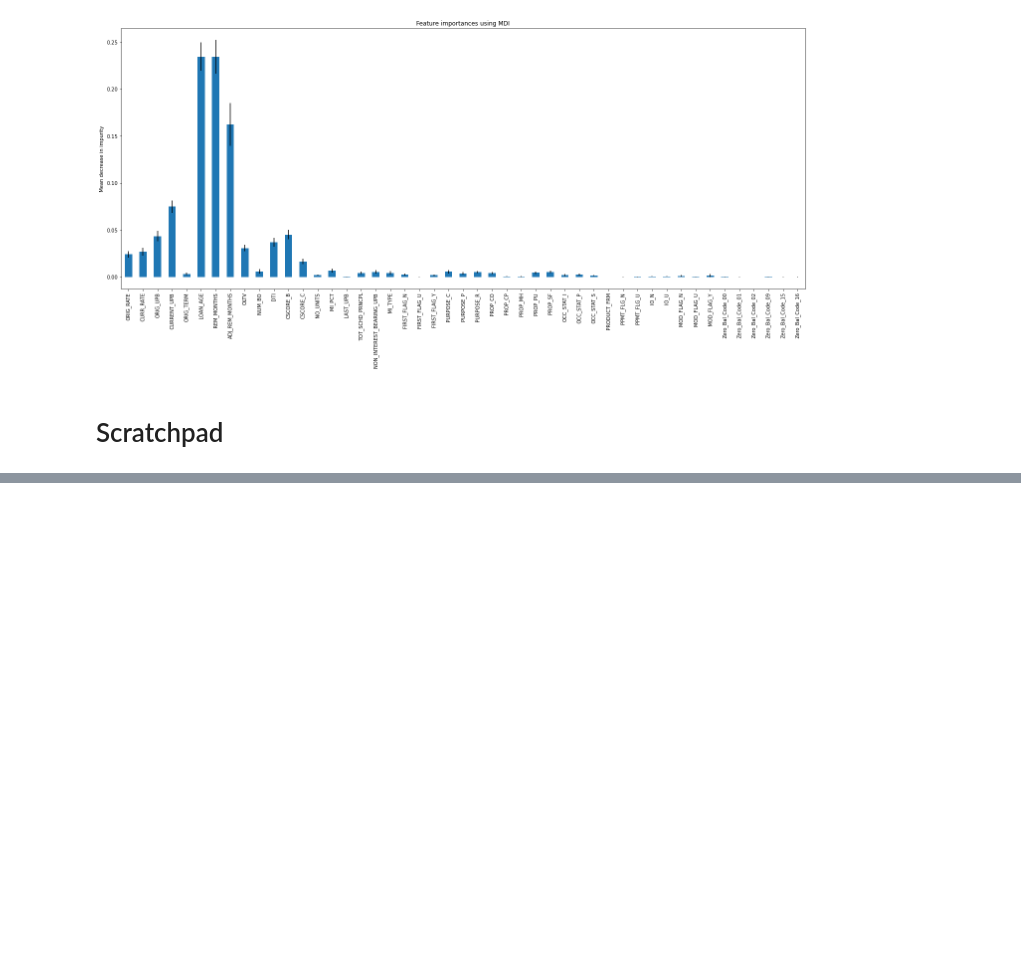
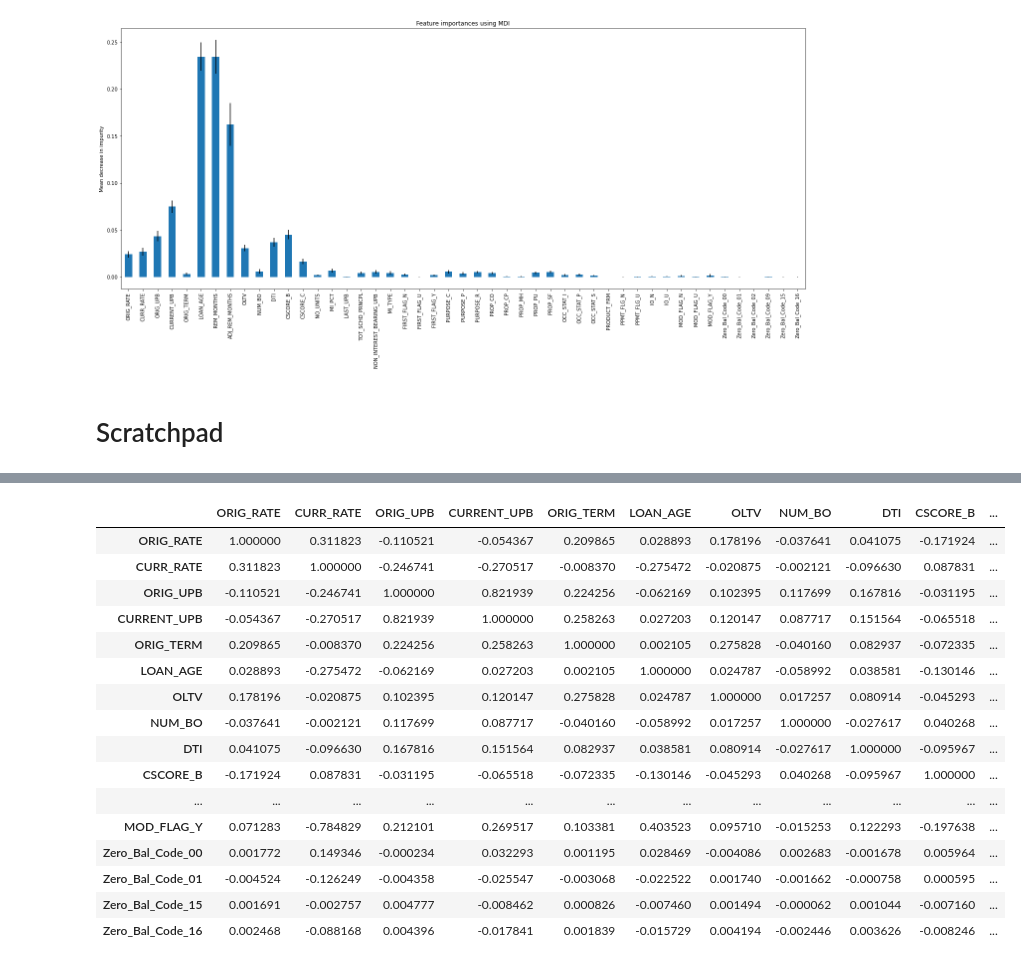
Before and after one commit to elevsev/credit_risk_stuff, a Jupyter notebook: pit_vs_ttc/eda copy.ipynb, the cells around one changed output, grey strips where cells are left out. Drawn from its saved outputs; the diff is of its cells as text; code cells hidden in the pictures; blank space fills up the shorter version.

```diff
--- a/pit_vs_ttc/eda copy.ipynb
+++ b/pit_vs_ttc/eda copy.ipynb
@@ -331,8 +207,9 @@ float_columns = [
 int_columns = [
     'ORIG_TERM',
     'LOAN_AGE',
-    'REM_MONTHS',
-    'ADJ_REM_MONTHS',
+    'NUM_BO',
+    # 'REM_MONTHS',
+    # 'ADJ_REM_MONTHS',
     'OLTV',
     'NUM_BO',
     'CSCORE_B',
@@ -340,6 +217,7 @@ int_columns = [
     'NO_UNITS',
     'MI_TYPE',
     'DTI',
+    'DLQ_STATUS'
 ]
 
 date_columns = [
@@ -349,20 +227,24 @@ date_columns = [
     'ZB_DTE',
 ]
 # %%
-# str -> float
-pit_data[float_columns] = pit_data[float_columns].astype('float')
+# # str -> float
+# dd_pit[float_columns] = dd_pit[float_columns].astype('float')
 
-# str -> float (will convert to int after nans have been dealt with)
-pit_data[int_columns] = pit_data[int_columns].astype('int32')
+# # str -> float (will convert to int after nans have been dealt with)
+# dd_pit[int_columns] = dd_pit[int_columns].astype('int32')
 
 # str -> date in two steps
 ## step 1: convert to dt
-pit_data[date_columns] = pit_data[date_columns].apply(pd.to_datetime)
+# dd_pit[date_columns] = dd_pit[date_columns].apply(dd.to_datetime, axis=1)
+# dd_pit[date_columns] = dd_pit[date_columns].apply(dd.to_datetime, axis=1)
+
+dd_clean = dd_pit[dd_pit['DLQ_STATUS'] != 'XX']
+# dd_clean['DLQ_STATUS'] = dd_clean['DLQ_STATUS'].astype('int')
 
 ## step 2: remove days from dates only have month and year for multiple columns
 # for dt_col in date_columns:
 #     pit_data[dt_col] = pit_data[dt_col].apply(lambda x: x.strftime('%Y-%m'))
 
+# dd_pit['current_month'] = (dd_pit["ORIG_DATE"] + pd.to_timedelta(dd_pit['LOAN_AGE']*31,'d')) + pd.offsets.MonthEnd(0)
 
-
-pit_data.info()
+# pit_data.info()
@@ -458,0 +271,2 @@ memory usage: 229.3+ MB
+# %%
+clean_df = dd_clean.compute()
@@ -459,2 +308,18 @@ memory usage: 229.3+ MB
 # %% [markdown]
 ## creating variables
+# %%
+# str -> float
+clean_df[float_columns] = clean_df[float_columns].astype('float')
+
+# str -> float (will convert to int after nans have been dealt with)
+clean_df[int_columns] = clean_df[int_columns].astype('int32')
+
+# str -> date in two steps
+# step 1: convert to dt
+clean_df[date_columns] = clean_df[date_columns].apply(pd.to_datetime, axis=1)
+
+# step 2: remove days from dates only have month and year for multiple columns
+# for dt_col in date_columns:
+#     pit_data[dt_col] = pit_data[dt_col].apply(lambda x: x.strftime('%Y-%m'))
+
+clean_df['current_month'] = (dd_pit["ORIG_DATE"] + pd.to_timedelta(dd_pit['LOAN_AGE']*31,'d')) + pd.offsets.MonthEnd(0)
@@ -949,0 +814,20 @@ nat_id
+# %%
+corr_matrix
+# %% [output]
+|  | ORIG_RATE | CURR_RATE | ORIG_UPB | CURRENT_UPB | ORIG_TERM | LOAN_AGE | OLTV | NUM_BO | DTI | CSCORE_B | ... |
+| ORIG_RATE | 1.000000 | 0.311823 | -0.110521 | -0.054367 | 0.209865 | 0.028893 | 0.178196 | -0.037641 | 0.041075 | -0.171924 | ... |
+| CURR_RATE | 0.311823 | 1.000000 | -0.246741 | -0.270517 | -0.008370 | -0.275472 | -0.020875 | -0.002121 | -0.096630 | 0.087831 | ... |
+| ORIG_UPB | -0.110521 | -0.246741 | 1.000000 | 0.821939 | 0.224256 | -0.062169 | 0.102395 | 0.117699 | 0.167816 | -0.031195 | ... |
+| CURRENT_UPB | -0.054367 | -0.270517 | 0.821939 | 1.000000 | 0.258263 | 0.027203 | 0.120147 | 0.087717 | 0.151564 | -0.065518 | ... |
+| ORIG_TERM | 0.209865 | -0.008370 | 0.224256 | 0.258263 | 1.000000 | 0.002105 | 0.275828 | -0.040160 | 0.082937 | -0.072335 | ... |
+| LOAN_AGE | 0.028893 | -0.275472 | -0.062169 | 0.027203 | 0.002105 | 1.000000 | 0.024787 | -0.058992 | 0.038581 | -0.130146 | ... |
+| OLTV | 0.178196 | -0.020875 | 0.102395 | 0.120147 | 0.275828 | 0.024787 | 1.000000 | 0.017257 | 0.080914 | -0.045293 | ... |
+| NUM_BO | -0.037641 | -0.002121 | 0.117699 | 0.087717 | -0.040160 | -0.058992 | 0.017257 | 1.000000 | -0.027617 | 0.040268 | ... |
+| DTI | 0.041075 | -0.096630 | 0.167816 | 0.151564 | 0.082937 | 0.038581 | 0.080914 | -0.027617 | 1.000000 | -0.095967 | ... |
+| CSCORE_B | -0.171924 | 0.087831 | -0.031195 | -0.065518 | -0.072335 | -0.130146 | -0.045293 | 0.040268 | -0.095967 | 1.000000 | ... |
+| ... | ... | ... | ... | ... | ... | ... | ... | ... | ... | ... | ... |
+| MOD_FLAG_Y | 0.071283 | -0.784829 | 0.212101 | 0.269517 | 0.103381 | 0.403523 | 0.095710 | -0.015253 | 0.122293 | -0.197638 | ... |
+| Zero_Bal_Code_00 | 0.001772 | 0.149346 | -0.000234 | 0.032293 | 0.001195 | 0.028469 | -0.004086 | 0.002683 | -0.001678 | 0.005964 | ... |
+| Zero_Bal_Code_01 | -0.004524 | -0.126249 | -0.004358 | -0.025547 | -0.003068 | -0.022522 | 0.001740 | -0.001662 | -0.000758 | 0.000595 | ... |
+| Zero_Bal_Code_15 | 0.001691 | -0.002757 | 0.004777 | -0.008462 | 0.000826 | -0.007460 | 0.001494 | -0.000062 | 0.001044 | -0.007160 | ... |
+| Zero_Bal_Code_16 | 0.002468 | -0.088168 | 0.004396 | -0.017841 | 0.001839 | -0.015729 | 0.004194 | -0.002446 | 0.003626 | -0.008246 | ... |
```
Also changed, not shown: parts of 60 cells of this notebook.
